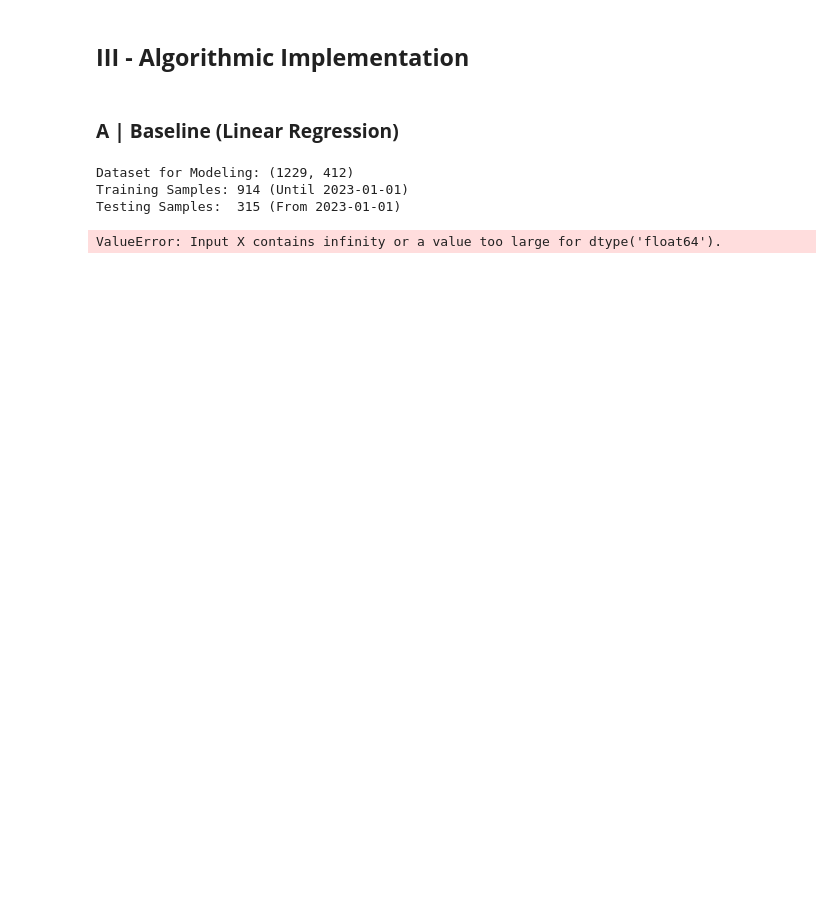
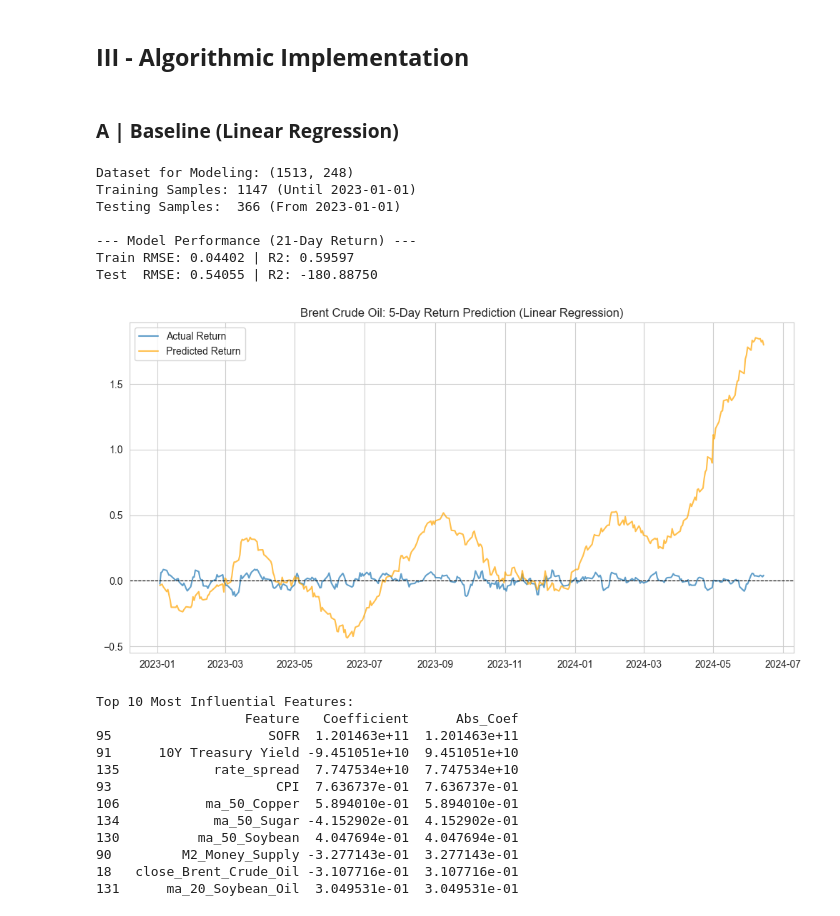
Before and after one commit to adbayre/Commodities-Price-Prediction, a Jupyter notebook: commodities_project.ipynb, the cells around one changed output. Drawn from its saved outputs; the diff is of its cells as text; code cells hidden in the pictures; blank space fills up the shorter version.

```diff
--- a/commodities_project.ipynb
+++ b/commodities_project.ipynb
@@ -1020,7 +972,7 @@ ma_50_Coffee                      50         3.188776
 # --- CUSTOM CLEANUP: Drop Sparse Columns (Excluding Moving Averages) ---
 
 # 1. Identify columns with missing values
-cols_with_na = final_df.columns[final_df.isna().sum() > 0]
+cols_with_na = df.columns[df.isna().sum() > 0]
 
 # 2. Filter: Only drop columns that DO NOT start with "ma_"
 # We want to keep Moving Averages (ma_) even if they have gaps,
@@ -1031,7 +983,7 @@ if len(cols_to_drop) > 0:
     print(f"Dropping {len(cols_to_drop)} sparse columns (excluding MAs):")
     print(cols_to_drop[:5]) # Show first 5 examples
     df = df.drop(columns=cols_to_drop)
-else
+else:
     print("No sparse columns found (excluding MAs).")
 
 print(f"Shape after smart column drop: {df.shape}")
@@ -1037,0 +994,6 @@ print(f"Shape after smart column drop: {df.shape}")
+# %%
+# Backward fill ONLY columns starting with 'ma_'
+ma_cols = [c for c in final_df.columns if c.startswith('ma_')]
+final_df[ma_cols] = final_df[ma_cols].bfill()
+
+print(f"✅ Backward filled {len(ma_cols)} Moving Average columns.")
@@ -1051,18 +1015,18 @@ import pandas as pd
 # ---------------------------------------------------------
 # 1. SETUP TARGET & CLEAN
 # ---------------------------------------------------------
-# We want to predict returns 21 days into the FUTURE.
-# Target at time 't' = (Price(t+21) - Price(t)) / Price(t)
-TARGET_HORIZON = 21
-target_col = 'target_21d_return'
+# We want to predict returns 5 days into the FUTURE.
+# Target at time 't' = (Price(t+5) - Price(t)) / Price(t)
+TARGET_HORIZON = 5
+target_col = 'target_5d_return'
 price_col = 'close_Brent_Crude_Oil'  # Ensure this matches your column name
 
 # Create target (Shift -21 pulls future values backward)
-final_df[target_col] = final_df[price_col].shift(-TARGET_HORIZON) / final_df[price_col] - 1
+df[target_col] = df[price_col].shift(-TARGET_HORIZON) / final_df[price_col] - 1
 
 # Drop the last 21 rows where future target is unknown
 # Also drop any other rows with missing features
-df_model = final_df.dropna()
+df_model = df.dropna()
 
 print(f"Dataset for Modeling: {df_model.shape}")
 
@@ -1122,35 +1086,51 @@ y_pred_test = lr.predict(X_test_scaled)
 # ---------------------------------------------------------
 rmse_train = np.sqrt(mean_squared_error(y_train, y_pred_train))
 rmse_test = np.sqrt(mean_squared_error(y_test, y_pred_test))
 r2_train = r2_score(y_train, y_pred_train)
 r2_test = r2_score(y_test, y_pred_test)
 
 print(f"\n--- Model Performance (21-Day Return) ---")
 print(f"Train RMSE: {rmse_train:.5f} | R2: {r2_train:.5f}")
 print(f"Test  RMSE: {rmse_test:.5f} | R2: {r2_test:.5f}")
 
 # ---------------------------------------------------------
 # 6. VISUALIZATION & DRIVERS
 # ---------------------------------------------------------
 # Plot Predictions
 plt.figure(figsize=(12, 6))
 plt.plot(dates_test, y_test, label='Actual Return', alpha=0.7)
 plt.plot(dates_test, y_pred_test, label='Predicted Return', alpha=0.7, color='orange')
 plt.axhline(0, color='black', linestyle='--', linewidth=0.8)
-plt.title(f'Brent Crude Oil: 21-Day Return Prediction (Linear Regression)')
+plt.title(f'Brent Crude Oil: 5-Day Return Prediction (Linear Regression)')
 plt.legend()
 plt.show()
 
 # Feature Importance (Coefficients)
 coef_df = pd.DataFrame({
     'Feature': features,
     'Coefficient': lr.coef_,
     'Abs_Coef': np.abs(lr.coef_)
 })
 print("\nTop 10 Most Influential Features:")
 print(coef_df.sort_values(by='Abs_Coef', ascending=False).head(10))
 # %% [output]
-Dataset for Modeling: (1229, 412)
-Training Samples: 914 (Until 2023-01-01)
-Testing Samples:  315 (From 2023-01-01)
+Dataset for Modeling: (1513, 248)
+Training Samples: 1147 (Until 2023-01-01)
+Testing Samples:  366 (From 2023-01-01)
+
+--- Model Performance (21-Day Return) ---
+Train RMSE: 0.04402 | R2: 0.59597
+Test  RMSE: 0.54055 | R2: -180.88750
+[figure, added]
-ValueError: Input X contains infinity or a value too large for dtype('float64').
+Top 10 Most Influential Features:
+                   Feature   Coefficient      Abs_Coef
+95                    SOFR  1.201463e+11  1.201463e+11
+91      10Y Treasury Yield -9.451051e+10  9.451051e+10
+135            rate_spread  7.747534e+10  7.747534e+10
+93                     CPI  7.636737e-01  7.636737e-01
+106           ma_50_Copper  5.894010e-01  5.894010e-01
+134            ma_50_Sugar -4.152902e-01  4.152902e-01
+130          ma_50_Soybean  4.047694e-01  4.047694e-01
+90         M2_Money_Supply -3.277143e-01  3.277143e-01
+18   close_Brent_Crude_Oil -3.107716e-01  3.107716e-01
+131      ma_20_Soybean_Oil  3.049531e-01  3.049531e-01
```
Also changed, not shown: parts of 4 cells of this notebook.
